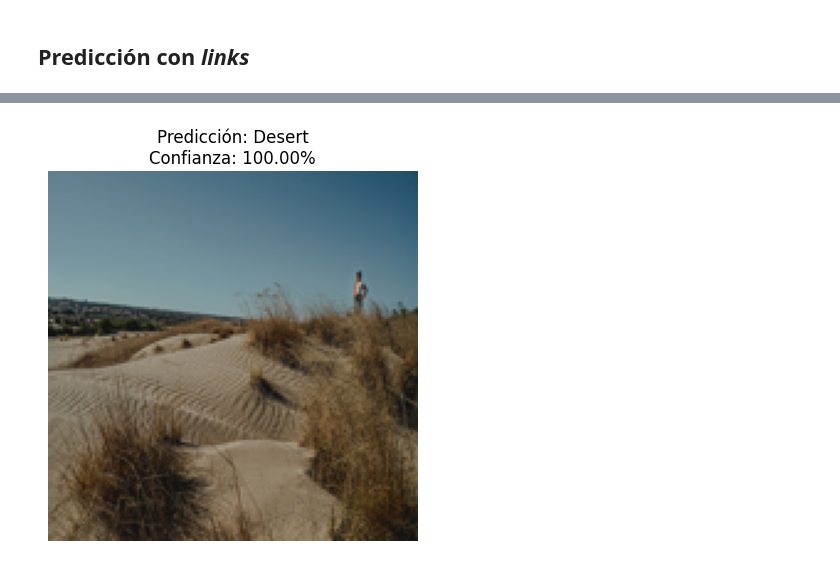
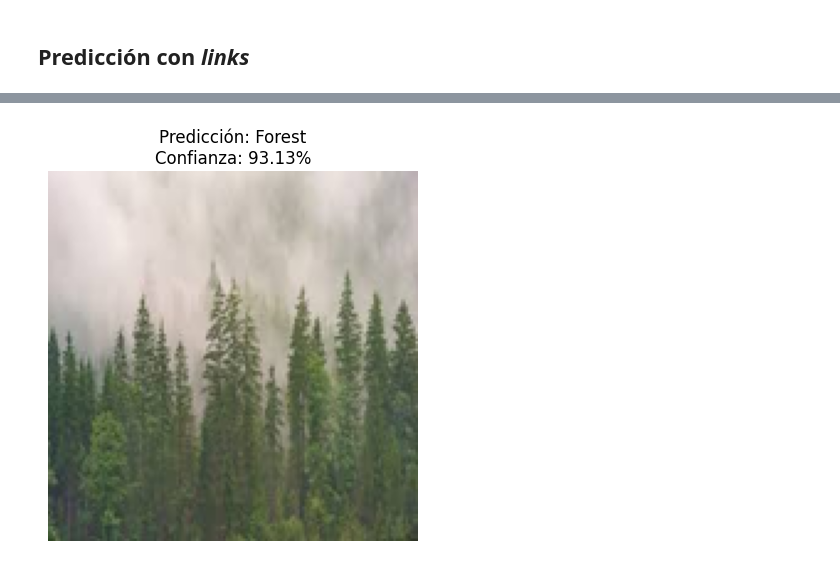
Before and after one commit to LeilaelRico/TC3002B_M2, a Jupyter notebook: A01707023_Prueba.ipynb, the cells around one changed output, grey strips where cells are left out. Drawn from its saved outputs; the diff is of its cells as text; code cells hidden in the pictures.

```diff
--- a/A01707023_Prueba.ipynb
+++ b/A01707023_Prueba.ipynb
@@ -116,7 +116,7 @@ plt.show()
 ## Predicción con *links*
 # %%
 # Link de imagen
-image_url = "https://descubreenmexico.com/wp-content/uploads/2022/02/134654911_3609621305782885_5933996513234633300_n.jpg"
+image_url = "https://encrypted-tbn0.gstatic.com/images?q=tbn:ANd9GcT7CgutpzX3RzJbOmUJDrEaAWAQeZWEAAo3aVK6-z0Uzw&s"
 
 # Descarga de la imagen
 response = requests.get(image_url)
@@ -146 +146 @@ plt.show()
-[figure, old version]
+[figure, new version]
```
Also changed, not shown: parts of 1 cell of this notebook, 2 other files.
